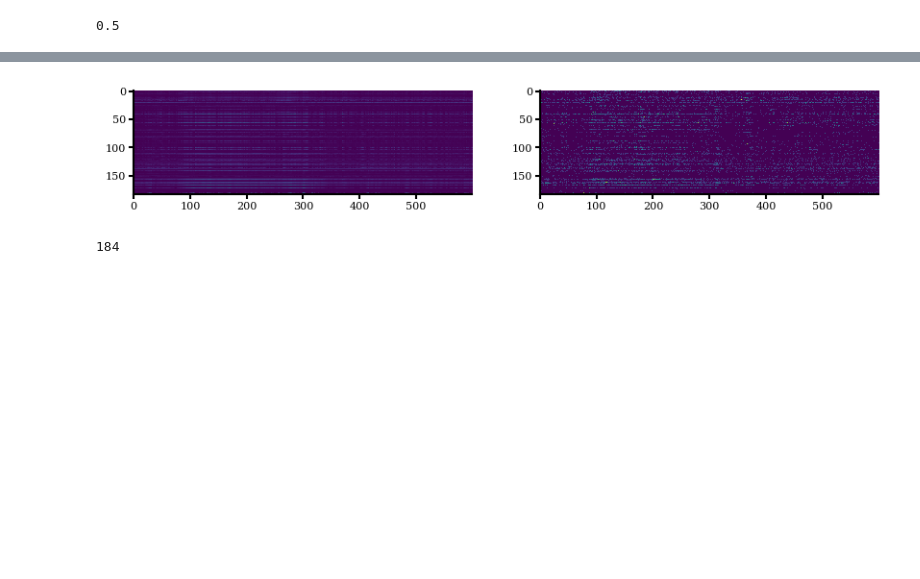
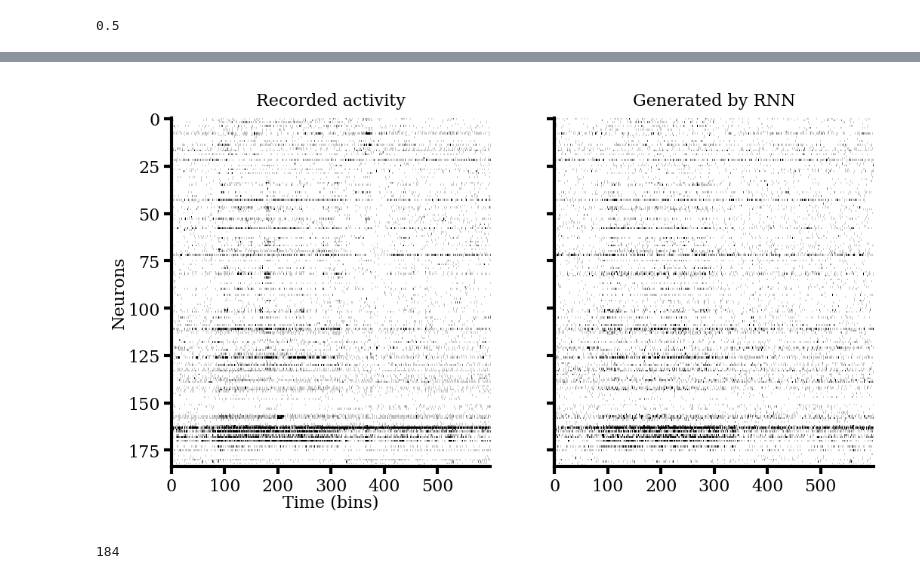
Before and after one commit to Matthijspals/mnm, a Jupyter notebook: generate_figures/temporal_geometric_eval.ipynb, the cells around one changed output, grey strips where cells are left out. Drawn from its saved outputs; the diff is of its cells as text; code cells hidden in the pictures; blank space fills up the shorter version.

```diff
--- a/generate_figures/temporal_geometric_eval.ipynb
+++ b/generate_figures/temporal_geometric_eval.ipynb
@@ -357,10 +357,15 @@ ax[1].set_ylim([-1,6])
-# %%
-fig, ax = plt.subplots(1,2,figsize=(10,6))
-vmax = 6
-ax[0].imshow(traj[:,:600], vmax=vmax)
-ax[1].imshow(x_[:,:600], vmax=vmax);
-# %% [output]
-[figure, removed]
+# %%
+fig, ax = plt.subplots(1,2,figsize=(6,3),dpi=200,sharey=True,sharex=True)
+vmax = 3
+ax[1].imshow(np.random.poisson(traj[:,:600]), vmax=vmax,aspect='auto',cmap = 'Greys');
+ax[0].imshow(x_[:,:600], vmax=vmax,aspect='auto',cmap = 'Greys');
+ax[0].set_ylabel('Neurons')
+ax[0].set_xlabel('Time (bins)')
+ax[1].set_title('Generated by RNN')
+ax[0].set_title('Recorded activity');
+plt.savefig('../figures/generated_activity.png', bbox_inches='tight')
+# %% [output]
+[figure, added]
 # %%
 vae.dim_N
 # %% [output]
```
Also changed, not shown: parts of 1 cell of this notebook, 2 other files.
